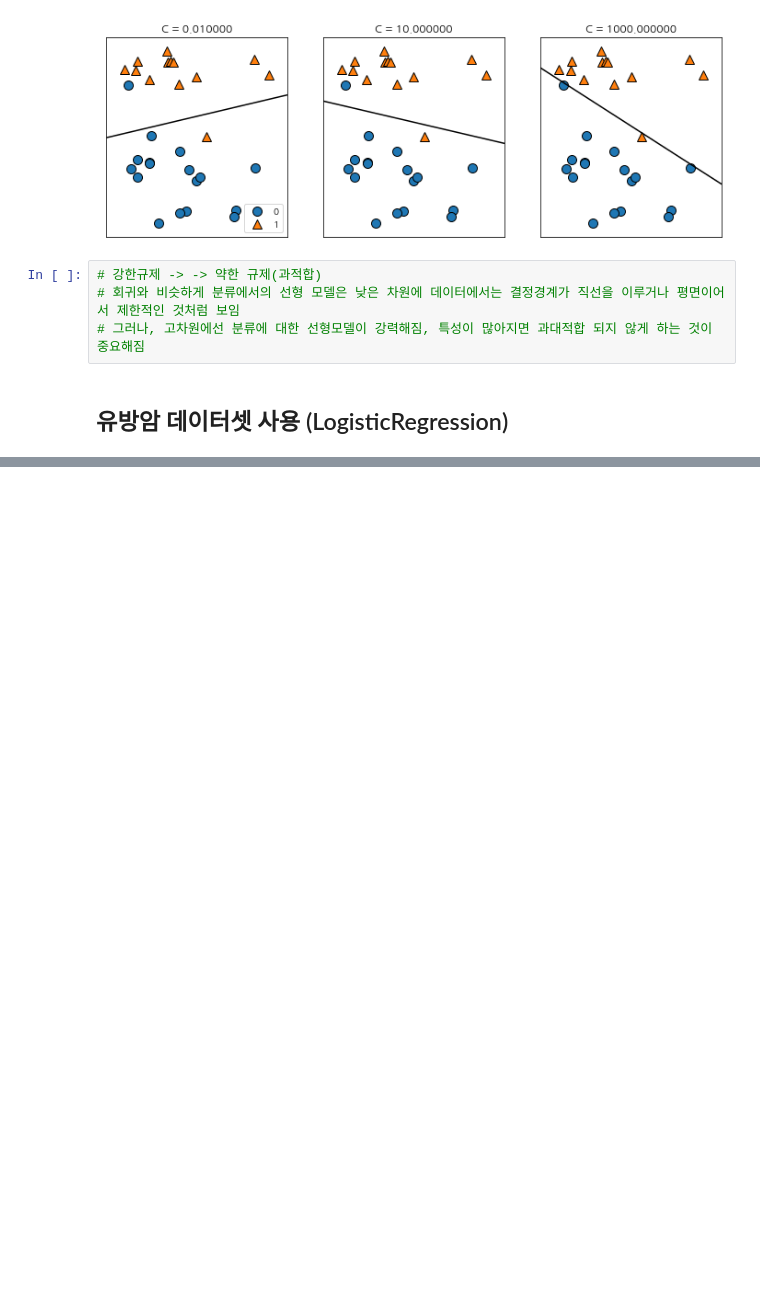
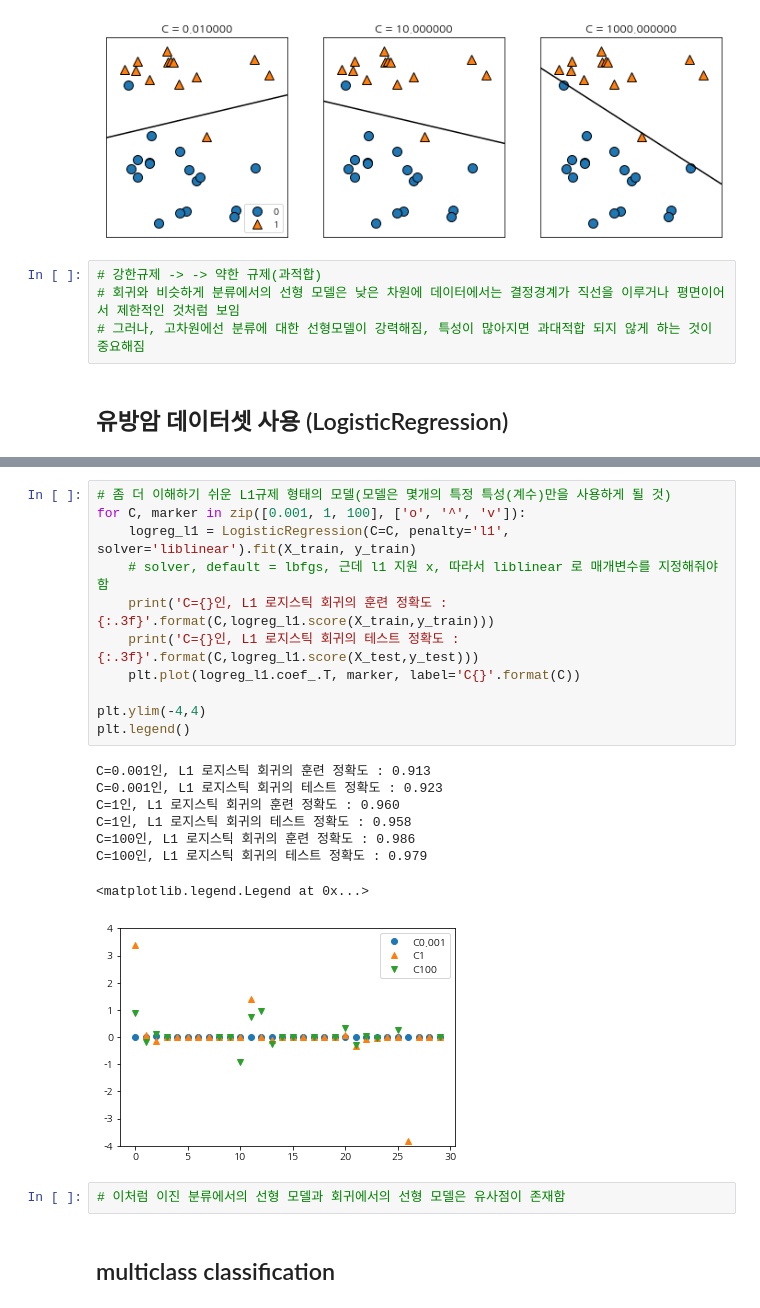
Before and after one commit to sdlee1026/machine, a Jupyter notebook: models/Supervised_Learning/Linear_model_for_classification.ipynb, the cells around one changed output, grey strips where cells are left out. Cells and saved outputs as stored; diff of their text form; blank space fills up the shorter version.

```diff
--- a/models/Supervised_Learning/Linear_model_for_classification.ipynb
+++ b/models/Supervised_Learning/Linear_model_for_classification.ipynb
@@ -94,0 +140,24 @@ mglearn.plots.plot_linear_svc_regularization()
+# %%
+# 좀 더 이해하기 쉬운 L1규제 형태의 모델(모델은 몇개의 특정 특성(계수)만을 사용하게 될 것)
+for C, marker in zip([0.001, 1, 100], ['o', '^', 'v']):
+    logreg_l1 = LogisticRegression(C=C, penalty='l1', solver='liblinear').fit(X_train, y_train)
+    # solver, default = lbfgs, 근데 l1 지원 x, 따라서 liblinear 로 매개변수를 지정해줘야 함
+    print('C={}인, L1 로지스틱 회귀의 훈련 정확도 : {:.3f}'.format(C,logreg_l1.score(X_train,y_train)))
+    print('C={}인, L1 로지스틱 회귀의 테스트 정확도 : {:.3f}'.format(C,logreg_l1.score(X_test,y_test)))
+    plt.plot(logreg_l1.coef_.T, marker, label='C{}'.format(C))
+
+plt.ylim(-4,4)
+plt.legend()
+# %% [output]
+C=0.001인, L1 로지스틱 회귀의 훈련 정확도 : 0.913
+C=0.001인, L1 로지스틱 회귀의 테스트 정확도 : 0.923
+C=1인, L1 로지스틱 회귀의 훈련 정확도 : 0.960
+C=1인, L1 로지스틱 회귀의 테스트 정확도 : 0.958
+C=100인, L1 로지스틱 회귀의 훈련 정확도 : 0.986
+C=100인, L1 로지스틱 회귀의 테스트 정확도 : 0.979
+<matplotlib.legend.Legend at 0x...>
+[figure, added]
+# %%
+# 이처럼 이진 분류에서의 선형 모델과 회귀에서의 선형 모델은 유사점이 존재함
+# %% [markdown]
+## multiclass classification
```
Also changed, not shown: parts of 5 cells of this notebook.
